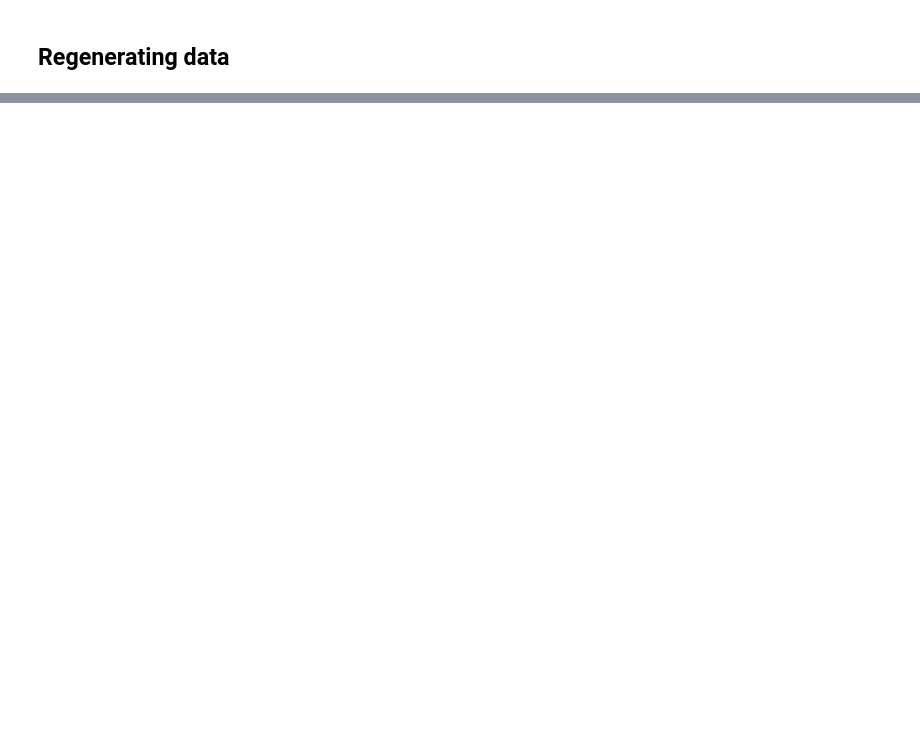
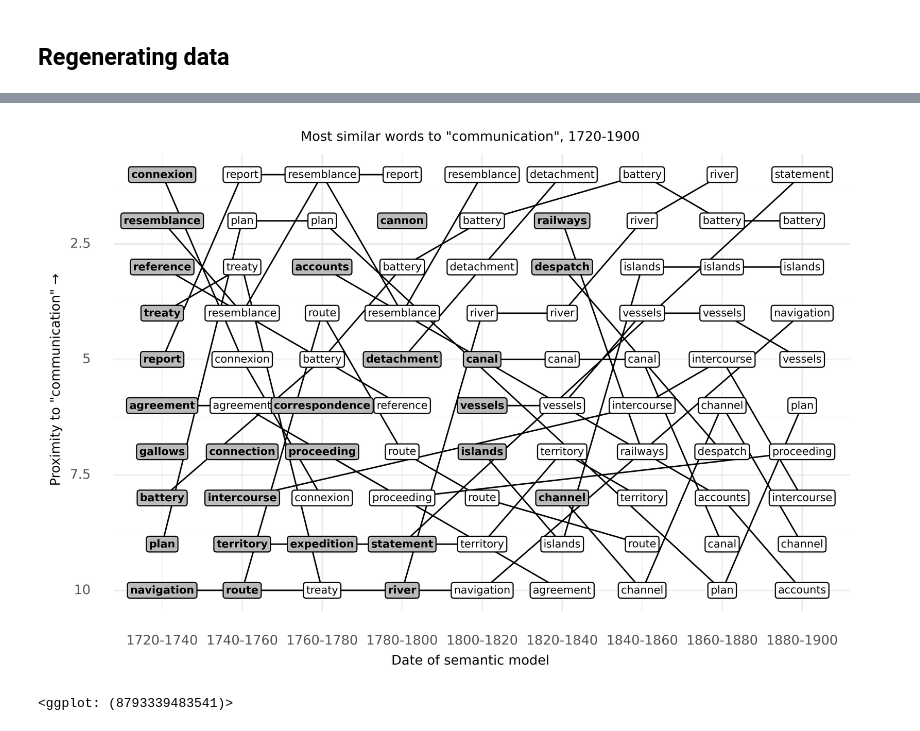
Before and after one commit to quadrismegistus/koselleck, a Jupyter notebook: koselleck/neighbs.ipynb, the cells around one changed output, grey strips where cells are left out. Drawn from its saved outputs; the diff is of its cells as text; code cells hidden in the pictures; blank space fills up the shorter version.

```diff
--- a/koselleck/neighbs.ipynb
+++ b/koselleck/neighbs.ipynb
@@ -179,7 +216,7 @@ def import_older_data_neighbs(df):
 # %% [markdown]
 ## Reorganizing data for different period lengths
 # %%
-w='growth'
+w='communication'
 year_min=1720
 year_max=1900
 ybin=20
@@ -213,2 +252,2 @@ wdf3.query(f'rank<={max_rank}').sort_values(['period','rank']).head(25)
 # %%
-wdf=wdf[wdf['rank']<=max_rank]
+# wdf=wdf[wdf['rank']<=max_rank]
@@ -238,9 +289,11 @@ def plot_nbrs(
         year_min=YMIN,
         year_max=YMAX,
         ybin=20,
-        num_proc=2):
+        num_proc=2,
+        progress=False,
+        returndata=True):
     w=word
-    dfres=nbr(w,num_proc=num_proc,progress=True,only_valid_words=True)
+    dfres=nbr(w,num_proc=num_proc,progress=progress,only_valid_words=True)
 
 #     if w in set(dfres.index):
     if len(dfres):
@@ -254,31 +307,33 @@ def plot_nbrs(
         wdf = wdf.groupby(['period','neighbor']).agg(dict(count=sum, cdist=np.mean, rank=np.median))
         wdf['score']=[(c - (cd/10)) for c,cd in zip(wdf['count'], wdf['cdist'])]
         wdf['rank_avg']=wdf['rank']
+        wdf['rank']=wdf.score.rank()
         wdf=pd.concat(dfg.assign(rank=dfg.score.rank(ascending=False)) for i,dfg in wdf.groupby('period'))
         wdf=wdf.reset_index()
 
-        words_ever_high=set(wdf[wdf['rank']<=max_rank1].neighbor)
-
+        words_ever_high=set(wdf[wdf['rank_avg']<=max_rank1].neighbor)
         figdf=wdf
-        figdf=figdf[figdf.neighbor.isin(words_ever_high)].groupby(['neighbor','period']).mean().reset_index()
-        wdfp=figdf.pivot('neighbor','period','rank')
-        figdf=wdfp.reset_index().melt(id_vars=['neighbor'],value_name='rank')
+        figdf=figdf[figdf.neighbor.isin(words_ever_high)].groupby(
+            ['period','neighbor']).mean().reset_index()
+        wdfp=figdf.pivot('neighbor','period','score')
+        figdf=wdfp.reset_index().melt(id_vars=['neighbor'],value_name='score')
 
         figdf=figdf.groupby('neighbor').filter(lambda gdf: gdf.dropna().period.nunique()>=min_periods)
 
         figdf=pd.concat(
-            grp.assign(rank3=(grp['rank']).rank(method='first'))
+            grp.assign(rank=(grp['score']).rank(method='first'))
             for i,grp in figdf.groupby('period')
         )
-        figdf=figdf[figdf.rank3<=max_rank]
-        figdf=figdf.sort_values('rank')
+        figdf=figdf[figdf['rank']<=max_rank]
+        figdf=figdf.sort_values(['period','rank'])
         if showdata: display(figdf)
+        if returndata: return figdf
 
         # start fig
         fig=start_fig(
             figdf,
             x='period',
-            y='rank3',
+            y='rank',
             label='neighbor',
 #             group='neighbor',
 #             color='neighbor',
@@ -322,0 +373,5 @@ plot_nbrs('growth')
+# %%
+plot_nbrs('communication',showdata=False,min_periods=1,max_rank=10)
+# %% [output]
+[figure, added]
+<ggplot: (8793339483541)>
```
Also changed, not shown: parts of 11 cells of this notebook, 20 other files.
